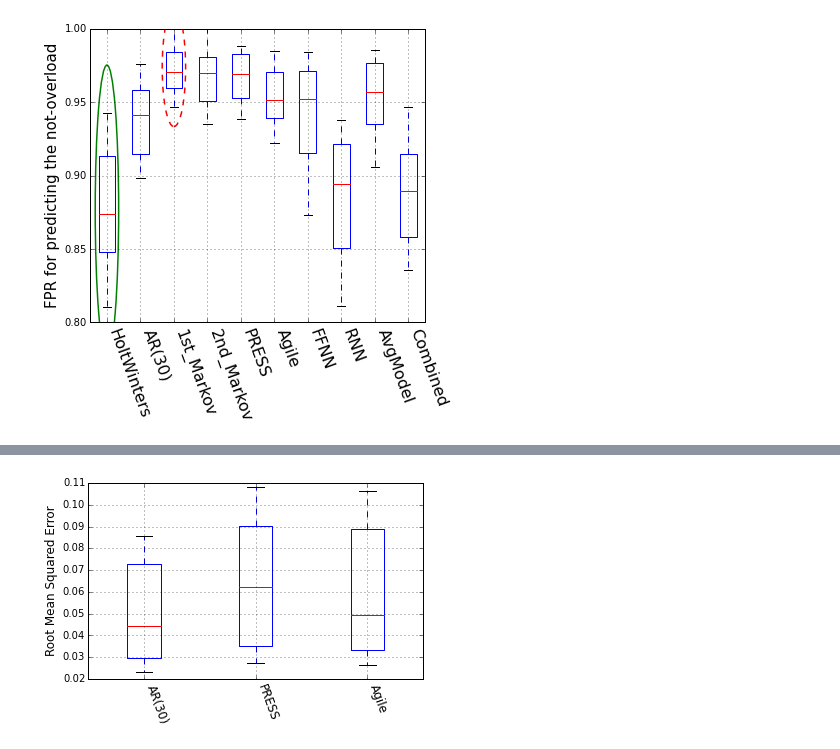
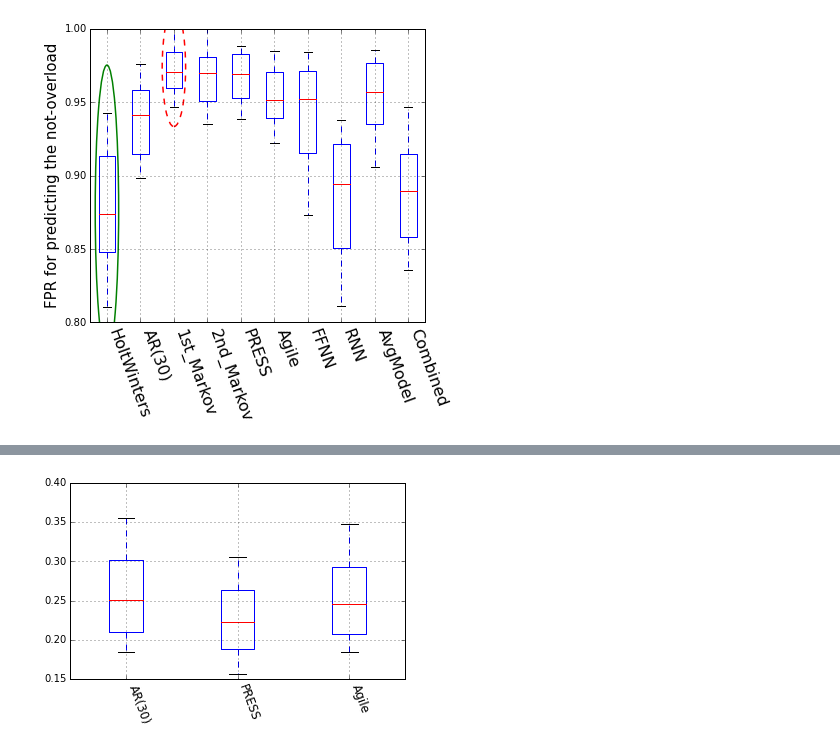
Before and after one commit to Manrich121/ForecastingCloud, a Jupyter notebook: DataPlot/src/model_evaluations_cpu.ipynb, the cells around one changed output, grey strips where cells are left out. Drawn from its saved outputs; the diff is of its cells as text; code cells hidden in the pictures.

Commit message:
Rerun 4x and calculated stats significance

```diff
--- a/DataPlot/src/model_evaluations_cpu.ipynb
+++ b/DataPlot/src/model_evaluations_cpu.ipynb
@@ -214,16 +214,22 @@ ar = np.genfromtxt("d:/data/results/cpu_ar.csv", delimiter=',')
 ar = np.append(ar,np.genfromtxt("d:/data/results/cpu2_ar.csv", delimiter=','),axis=0)
 ar = np.append(ar,np.genfromtxt("d:/data/results/cpu3_ar.csv", delimiter=','),axis=0)
 ar = np.append(ar,np.genfromtxt("d:/data/results/cpu4_ar.csv", delimiter=','),axis=0)
+ar = np.append(ar,np.genfromtxt("d:/data/results/cpu5_ar.csv", delimiter=','),axis=0)
+ar= np.nan_to_num(ar)
 
 agile = np.genfromtxt("d:/data/results/cpu_agile.csv", delimiter=',')
 agile= np.append(agile,np.genfromtxt("d:/data/results/cpu2_agile.csv", delimiter=','),axis=0)
 agile= np.append(agile,np.genfromtxt("d:/data/results/cpu3_agile.csv", delimiter=','),axis=0)
 agile= np.append(agile,np.genfromtxt("d:/data/results/cpu4_agile.csv", delimiter=','),axis=0)
+agile= np.append(agile,np.genfromtxt("d:/data/results/cpu5_agile.csv", delimiter=','),axis=0)
+agile= np.nan_to_num(agile)
 
 press = np.genfromtxt("d:/data/results/cpu_press.csv", delimiter=',')
 press= np.append(press,np.genfromtxt("d:/data/results/cpu2_press.csv", delimiter=','),axis=0)
 press= np.append(press,np.genfromtxt("d:/data/results/cpu3_press.csv", delimiter=','),axis=0)
 press= np.append(press,np.genfromtxt("d:/data/results/cpu4_press.csv", delimiter=','),axis=0)
+press= np.append(press,np.genfromtxt("d:/data/results/cpu5_press.csv", delimiter=','),axis=0)
+press = np.nan_to_num(press)
 
 print ar.shape, agile.shape, press.shape
 results = np.array([ar, press, agile])
@@ -232,0 +239,11 @@ labs = ['AR(30)', 'PRESS', 'Agile']
+# %%
+def calcT(x1, s1, x2, s2, n):
+    sp = np.sqrt(((n-1)*s1*s1 + (n-1)*s2*s2)/(2.0*n-2))
+    return (x1 - x2)/(sp*np.sqrt(2.0/n))
+# %%
+metric = ['RMSE', 'Correct', 'Overest', 'Underest', 'TPR', 'FPR', 'TPR_state', 'FPR_state']
+N = 500
+for i in range(8):
+    x1, s1 = np.mean(ar[:,i]), np.std(ar[:,i])
+    x2, s2 = np.mean(press[:,i]), np.std(press[:,i])
+    print metric[i],'pval=', scipy.stats.t.sf(np.abs(calcT(x1, s1, x2, s2, N)), N-1)
@@ -232,0 +259,5 @@ labs = ['AR(30)', 'PRESS', 'Agile']
+# %%
+for i in range(8):
+    x1, s1 = np.mean(ar[:,i]), np.std(ar[:,i])
+    x2, s2 = np.mean(agile[:,i]), np.std(agile[:,i])
+    print metric[i],'pval=', scipy.stats.t.sf(np.abs(calcT(x1, s1, x2, s2, N)), N-1)
@@ -233,10 +305,10 @@ labs = ['AR(30)', 'PRESS', 'Agile']
 # %%
 plt.xticks(horizontalalignment='left',rotation=-70, size='large')
-pltdic = plt.boxplot([results[i,:,0] for i in range(len(labs))], whis=[10,90], showfliers=False, labels=labs);
+pltdic = plt.boxplot([results[i,:,1] for i in range(len(labs))], whis=[10,90], showfliers=False, labels=labs);
 plt.subplots_adjust(bottom=0.22)
-plt.ylabel('Root Mean Squared Error',size='large')
+# plt.ylabel('Root Mean Squared Error',size='large')
 plt.grid()
 # plt.savefig("D:/data/results_figs/cpu_rmse.pdf", type='pdf')
 plt.show()
 # %% [output]
-[figure, old version]
+[figure, new version]
```
Also changed, not shown: parts of 7 cells of this notebook, 8 other files.
